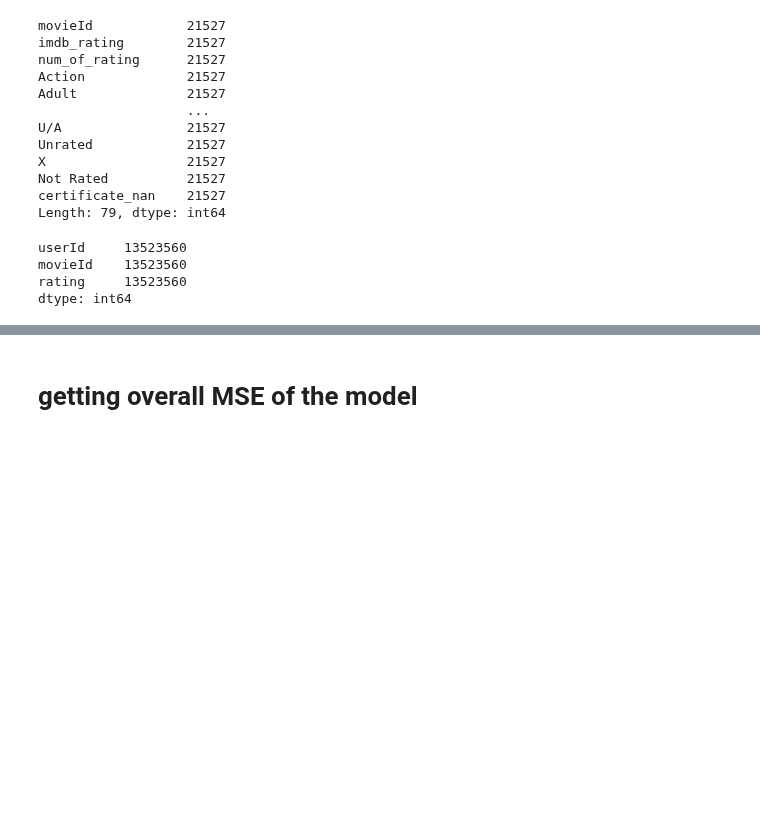
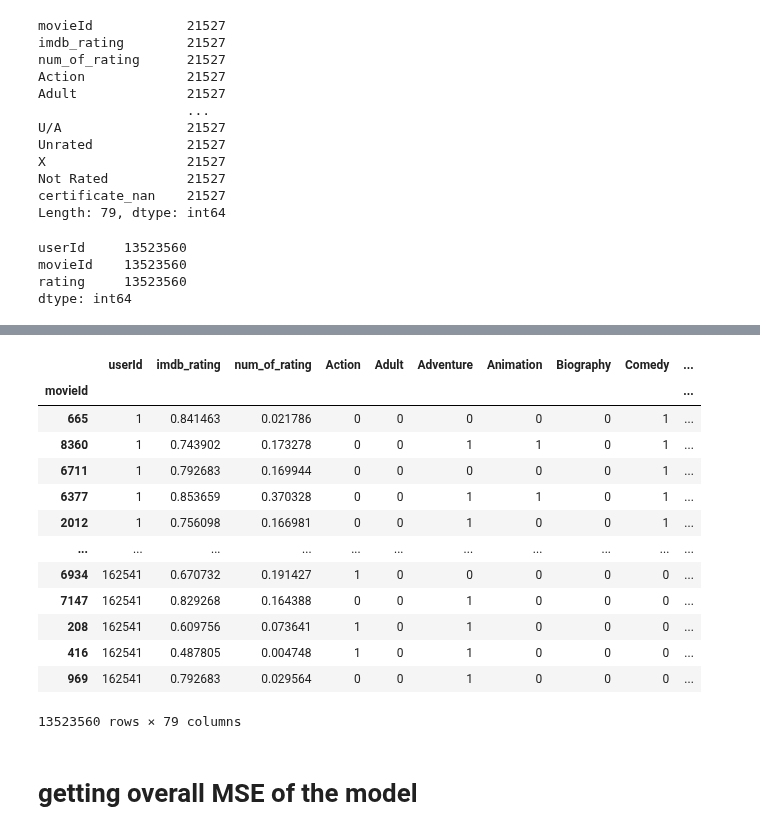
Before and after one commit to vincentlewi/import-group_name, a Jupyter notebook: content_based_nn_kev.ipynb, the cells around one changed output, grey strips where cells are left out. Cells and saved outputs as stored; diff of their text form; code cells hidden in the pictures; blank space fills up the shorter version.

```diff
--- a/content_based_nn_kev.ipynb
+++ b/content_based_nn_kev.ipynb
@@ -332,0 +371,6 @@ Epoch 7/10
+# %%
+# turn df_movies into user-movie
+# df_user_movie_pairs = df_ratings.join(df_movies, on='movieId', lsuffix='_left', rsuffix='_right')
+df_user_movie_pairs = df_ratings.set_index('movieId').join(df_movies.set_index('movieId'))
+# %%
+df_user_movie_pairs.sort_values(by='userId', inplace=True)
@@ -333,3 +435,22 @@ Epoch 7/10
+# %%
+df_user_movie_pairs.drop('rating', axis=1, inplace=True)
+# %%
+df_user_movie_pairs
+# %% [output]
+|  | userId | imdb_rating | num_of_rating | Action | Adult | Adventure | Animation | Biography | Comedy | ... |
+| movieId |  |  |  |  |  |  |  |  |  | ... |
+| 665 | 1 | 0.841463 | 0.021786 | 0 | 0 | 0 | 0 | 0 | 1 | ... |
+| 8360 | 1 | 0.743902 | 0.173278 | 0 | 0 | 1 | 1 | 0 | 1 | ... |
+| 6711 | 1 | 0.792683 | 0.169944 | 0 | 0 | 0 | 0 | 0 | 1 | ... |
+| 6377 | 1 | 0.853659 | 0.370328 | 0 | 0 | 1 | 1 | 0 | 1 | ... |
+| 2012 | 1 | 0.756098 | 0.166981 | 0 | 0 | 1 | 0 | 0 | 1 | ... |
+| ... | ... | ... | ... | ... | ... | ... | ... | ... | ... | ... |
+| 6934 | 162541 | 0.670732 | 0.191427 | 1 | 0 | 0 | 0 | 0 | 0 | ... |
+| 7147 | 162541 | 0.829268 | 0.164388 | 0 | 0 | 1 | 0 | 0 | 0 | ... |
+| 208 | 162541 | 0.609756 | 0.073641 | 1 | 0 | 1 | 0 | 0 | 0 | ... |
+| 416 | 162541 | 0.487805 | 0.004748 | 1 | 0 | 1 | 0 | 0 | 0 | ... |
+| 969 | 162541 | 0.792683 | 0.029564 | 0 | 0 | 1 | 0 | 0 | 0 | ... |
+13523560 rows × 79 columns
 # %% [markdown]
 # getting overall MSE of the model
 # %%
```
Also changed, not shown: parts of 7 cells of this notebook, 2 other files.
